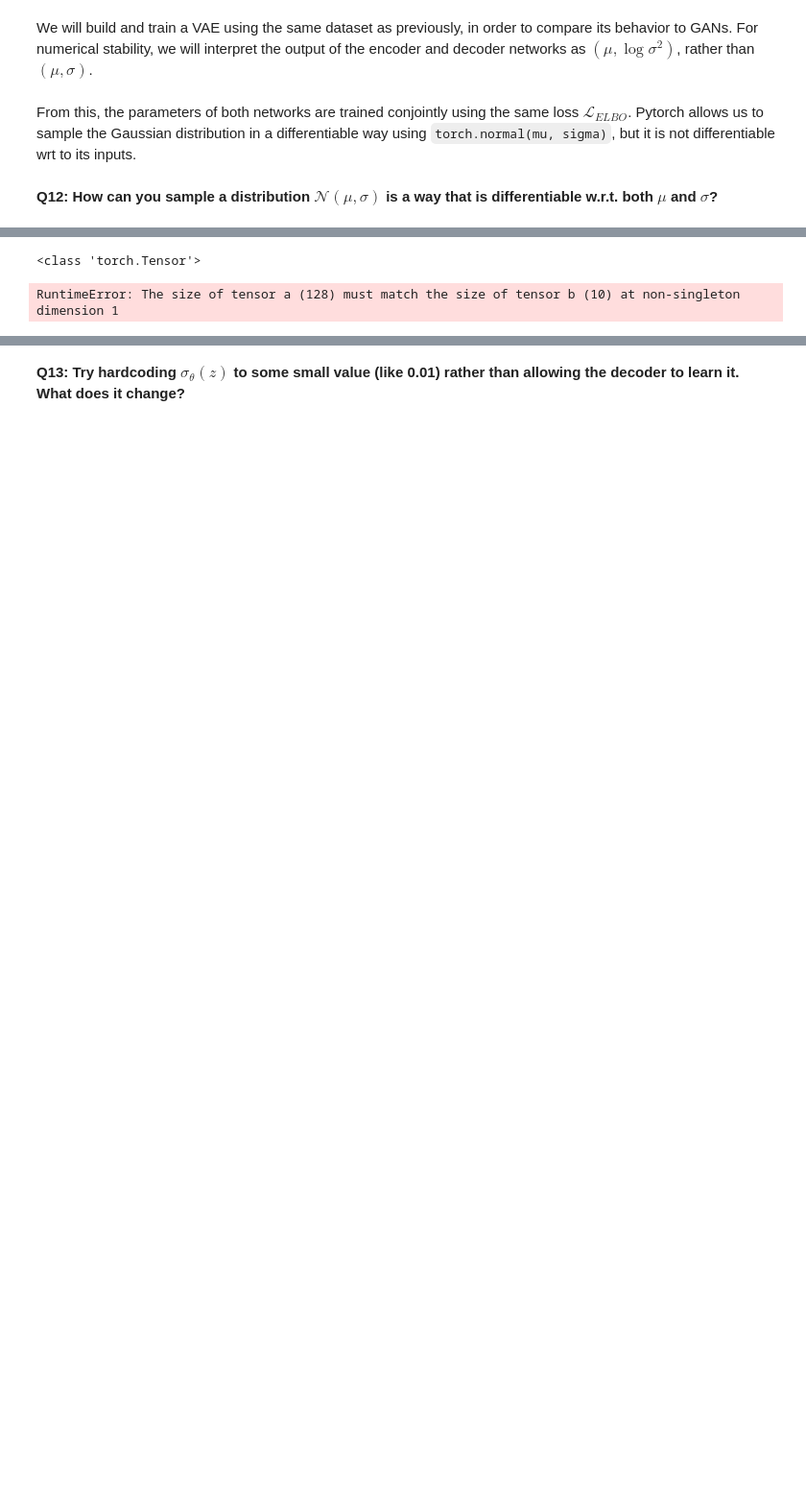
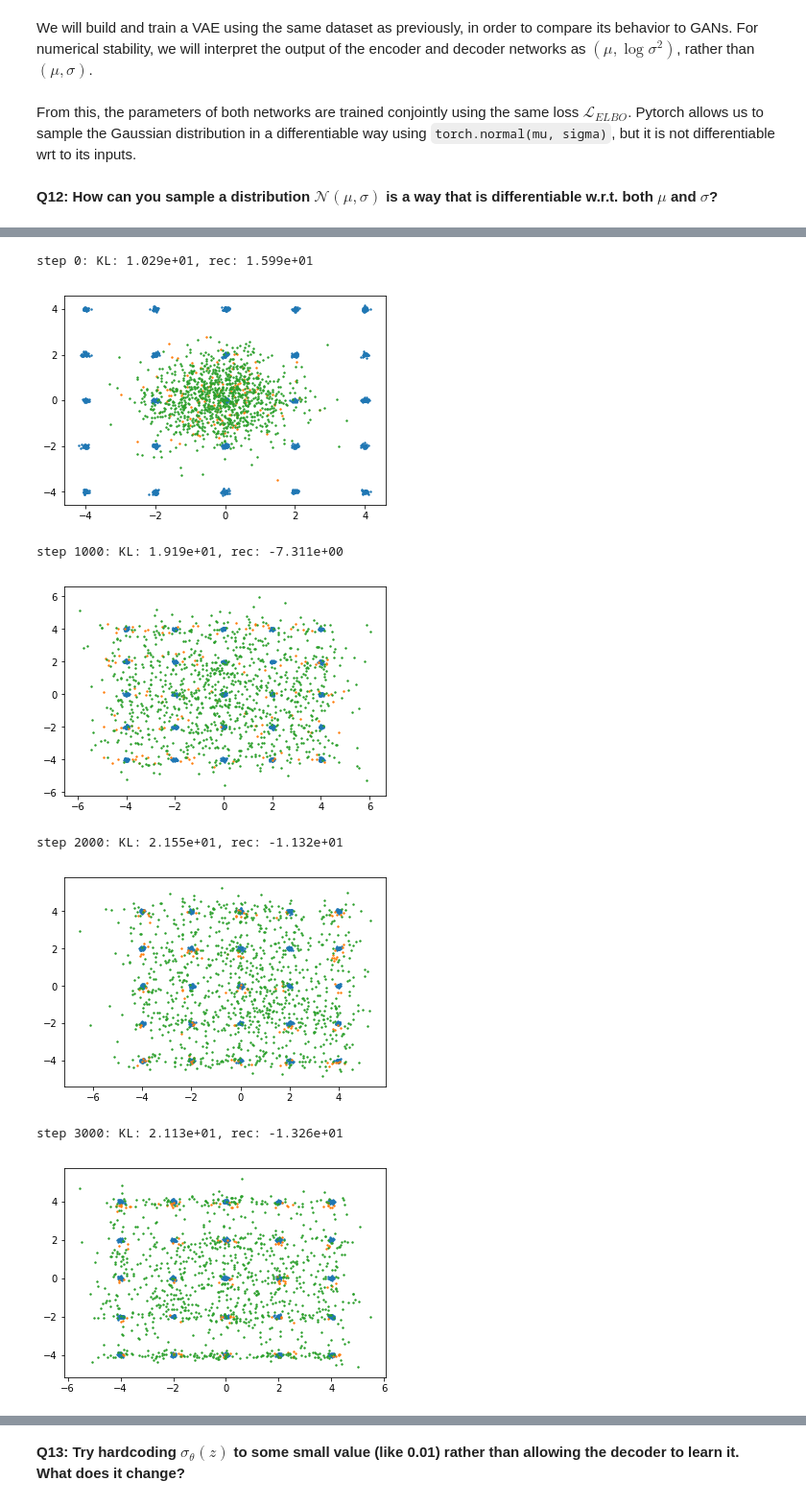
Before and after one commit to paulasquin/deep-learning-in-practice-cs, a Jupyter notebook: 1-TD-GAN-VAE.ipynb, the cells around one changed output, grey strips where cells are left out. Shown at 96% size. Cells and saved outputs as stored; diff of their text form; code cells hidden in the pictures; blank space fills up the shorter version.

```diff
--- a/1-TD-GAN-VAE.ipynb
+++ b/1-TD-GAN-VAE.ipynb
@@ -406,44 +410,60 @@ optim_enc = torch.optim.Adam(encoder.parameters(), lr=0.001, betas=(0.5,0.9))
 decoder = Decoder()
 optim_dec = torch.optim.Adam(decoder.parameters(), lr=0.001, betas=(0.5,0.9))
 
 for i in range(N_ITER):
     encoder.zero_grad()
     decoder.zero_grad()
 
     x = generate_batch(BATCHLEN)
 
     enc_mu, enc_logvar = encoder(x)
     # Compute here the DKL part of the VAE loss
 
-    print(type(enc_mu))
+    # STARTING FILL
+    loss_kl = torch.mean(
+        torch.sum(torch.exp(enc_logvar), 1)
+        + torch.sum(enc_mu*enc_mu,1)
+        - torch.sum(enc_logvar, 1)
+    )
 
-    # STARTING FILL
-    loss_kl = -1/2*torch.sum(torch.exp(1/2*enc_logvar), 1)
-        + 1/2*torch.mul(enc_mu.transpose(0, 1), enc_mu)
-        - torch.sum(2 * enc_logvar, 1)
-        -LATENT_N
-    )
     # Compute here the sample z, using Q12
-    z = torch.normal(0,1, size=enc_logvar.size()) * torch.exp( 1/2 * enc_logvar) + enc_mu
-    # ENDING FILL
+    z = (torch.normal(torch.zeros(BATCHLEN, LATENT_N), 1.0)
+         * torch.exp(0.5*enc_logvar)
+         + enc_mu
+        )
 
     dec_mu, dec_logvar = decoder(z)
-    # Compute here the second part of the VAE loss
-    loss_rec = 0 # FILL HERE
+
+    loss_rec = torch.mean(
+        2*torch.sum(dec_logvar,1)
+        + torch.sum(
+            torch.exp(-dec_logvar)
+            *(x-dec_mu)
+            *(x-dec_mu)
+            ,1
+        )
+    )
+    # ENDING FILL
 
     (loss_kl + loss_rec).backward()
     optim_enc.step()
     optim_dec.step()
-    if i%100 == 0:
+    if i%1000 == 0:
         print('step {}: KL: {:.3e}, rec: {:.3e}'.format(i, float(loss_kl), float(loss_rec)))
         # plot the result
         real_batch = generate_batch(1024)
         rec_batch = torch.normal(dec_mu, torch.exp(0.5*dec_logvar)).detach()
         fake_batch = decoder.generate(1024).detach()
         plt.scatter(real_batch[:,0], real_batch[:,1], s=2.0, label='real data')
         plt.scatter(rec_batch[:,0], rec_batch[:,1], s=2.0, label='rec data')
         plt.scatter(fake_batch[:,0], fake_batch[:,1], s=2.0, label='fake data')
         plt.show()
 # %% [output]
-<class 'torch.Tensor'>
+step 0: KL: 1.029e+01, rec: 1.599e+01
+[figure, added]
-RuntimeError: The size of tensor a (128) must match the size of tensor b (10) at non-singleton dimension 1
+step 1000: KL: 1.919e+01, rec: -7.311e+00
+[figure, added]
+step 2000: KL: 2.155e+01, rec: -1.132e+01
+[figure, added]
+step 3000: KL: 2.113e+01, rec: -1.326e+01
+[figure, added]
```
Also changed, not shown: parts of 13 cells of this notebook.
